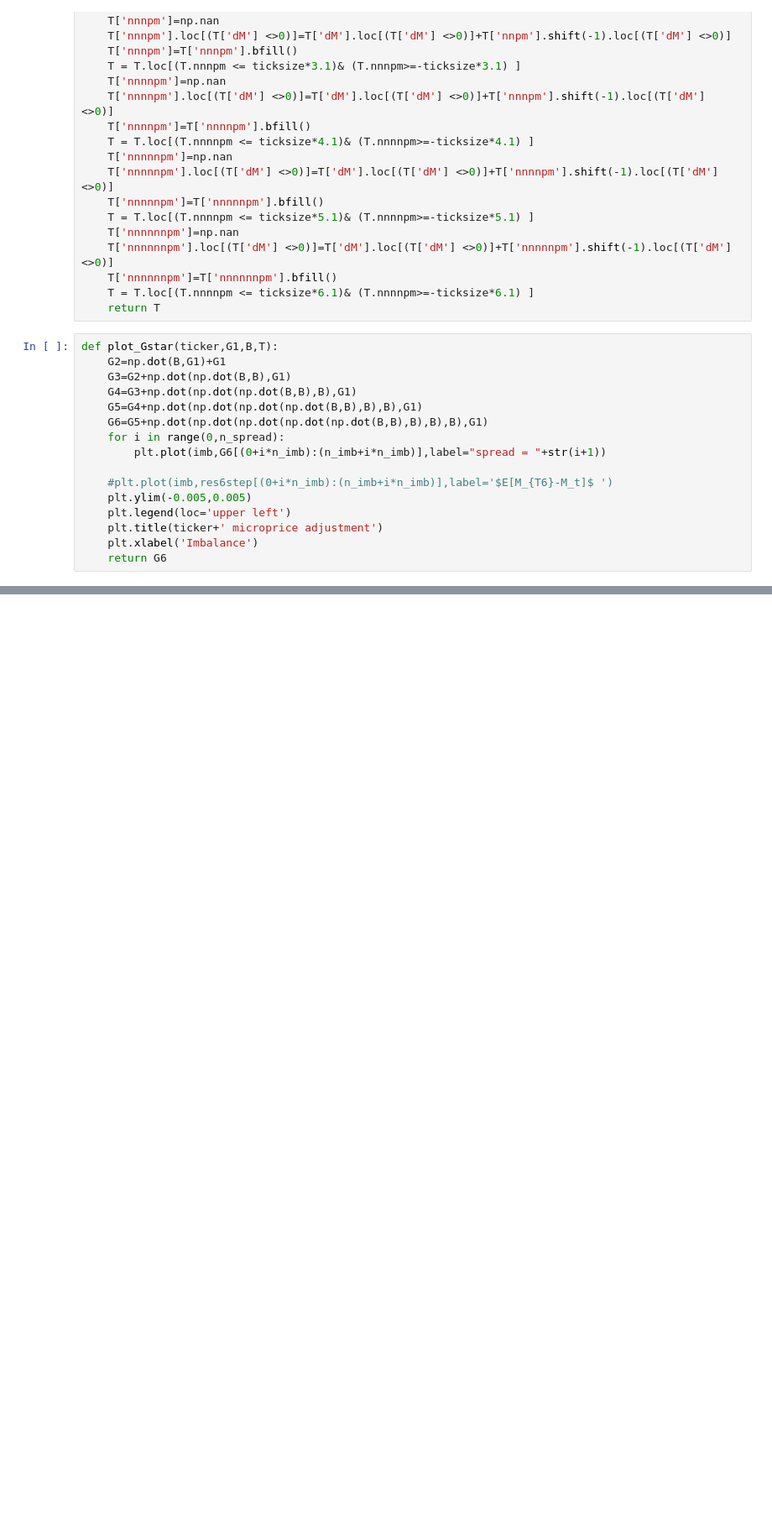
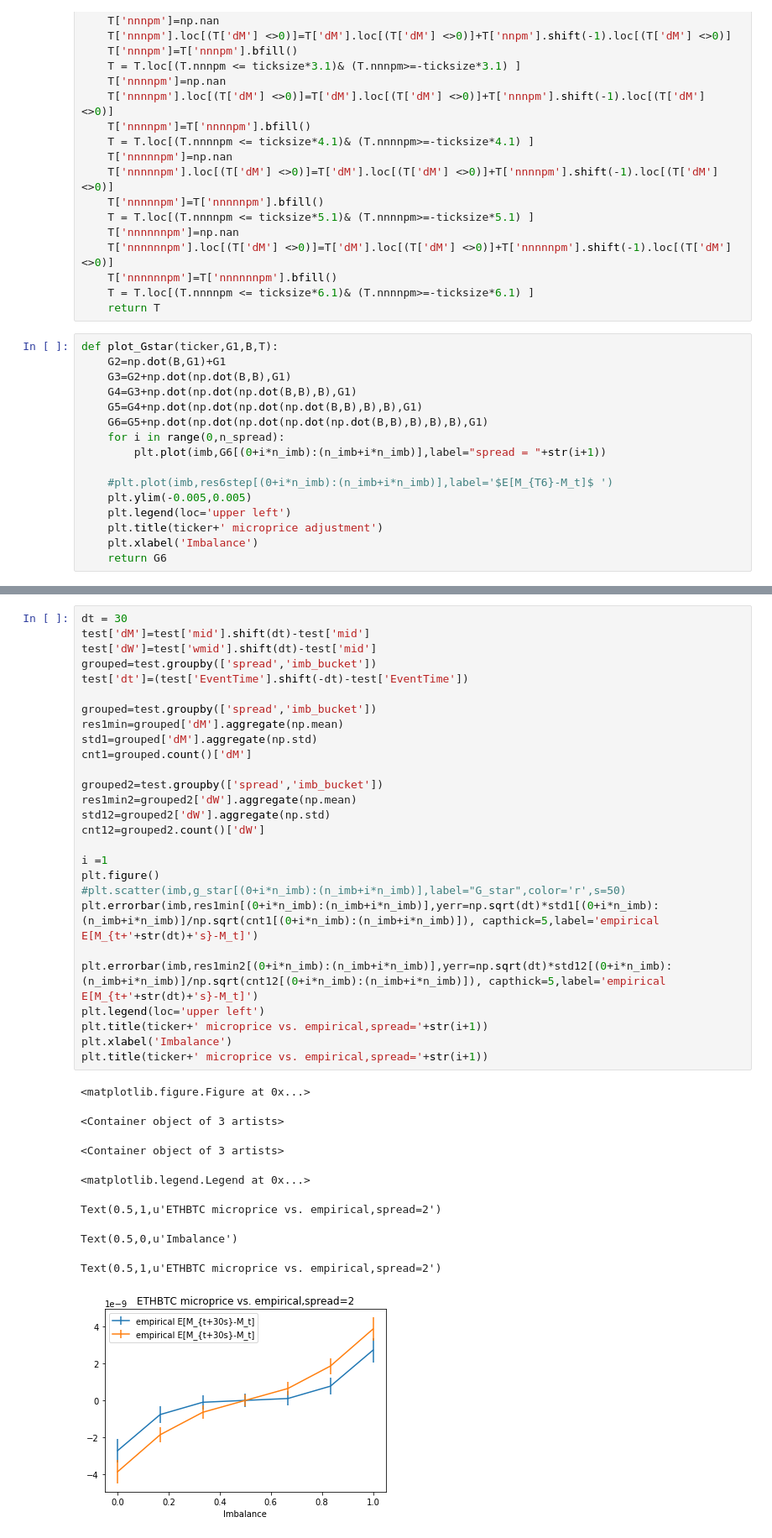
Before and after one commit to shaileshkakkar/MicroPriceIndicator, a Jupyter notebook: Micro-Price Reproduction.ipynb, the cells around one changed output, grey strips where cells are left out. Shown at 84% size. Drawn from its saved outputs; the diff is of its cells as text; blank space fills up the shorter version.

```diff
--- a/Micro-Price Reproduction.ipynb
+++ b/Micro-Price Reproduction.ipynb
@@ -218,0 +206,36 @@ G6=plot_Gstar(ticker,G1,B,T)
+# %%
+dt = 30
+test['dM']=test['mid'].shift(dt)-test['mid']
+test['dW']=test['wmid'].shift(dt)-test['mid']
+grouped=test.groupby(['spread','imb_bucket'])
+test['dt']=(test['EventTime'].shift(-dt)-test['EventTime'])
+
+grouped=test.groupby(['spread','imb_bucket'])
+res1min=grouped['dM'].aggregate(np.mean)
+std1=grouped['dM'].aggregate(np.std)
+cnt1=grouped.count()['dM']
+
+grouped2=test.groupby(['spread','imb_bucket'])
+res1min2=grouped2['dW'].aggregate(np.mean)
+std12=grouped2['dW'].aggregate(np.std)
+cnt12=grouped2.count()['dW']
+
+i =1
+plt.figure()
+#plt.scatter(imb,g_star[(0+i*n_imb):(n_imb+i*n_imb)],label="G_star",color='r',s=50)
+plt.errorbar(imb,res1min[(0+i*n_imb):(n_imb+i*n_imb)],yerr=np.sqrt(dt)*std1[(0+i*n_imb):(n_imb+i*n_imb)]/np.sqrt(cnt1[(0+i*n_imb):(n_imb+i*n_imb)]), capthick=5,label='empirical E[M_{t+'+str(dt)+'s}-M_t]')
+
+plt.errorbar(imb,res1min2[(0+i*n_imb):(n_imb+i*n_imb)],yerr=np.sqrt(dt)*std12[(0+i*n_imb):(n_imb+i*n_imb)]/np.sqrt(cnt12[(0+i*n_imb):(n_imb+i*n_imb)]), capthick=5,label='empirical E[M_{t+'+str(dt)+'s}-M_t]')
+plt.legend(loc='upper left')
+plt.title(ticker+' microprice vs. empirical,spread='+str(i+1))
+plt.xlabel('Imbalance')
+plt.title(ticker+' microprice vs. empirical,spread='+str(i+1))
+# %% [output]
+<matplotlib.figure.Figure at 0x...>
+<Container object of 3 artists>
+<Container object of 3 artists>
+<matplotlib.legend.Legend at 0x...>
+Text(0.5,1,u'ETHBTC microprice vs. empirical,spread=2')
+Text(0.5,0,u'Imbalance')
+Text(0.5,1,u'ETHBTC microprice vs. empirical,spread=2')
+[figure, added]
```
Also changed, not shown: parts of 10 cells of this notebook.
